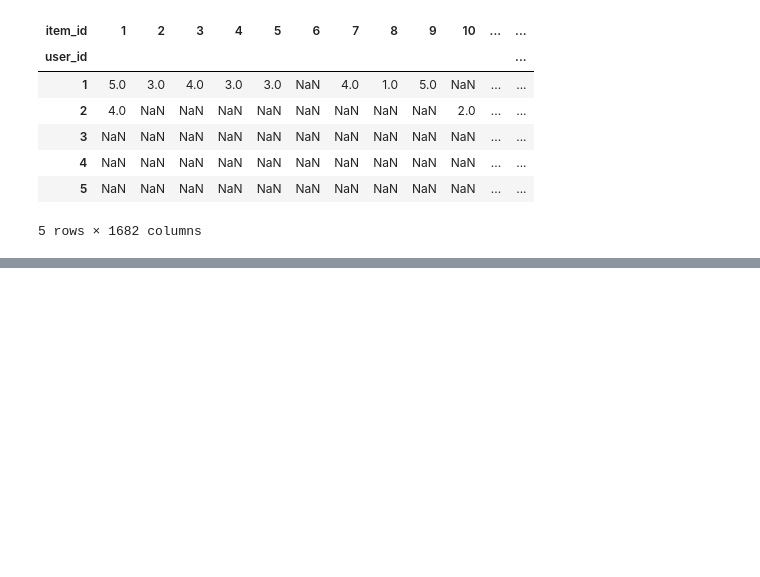
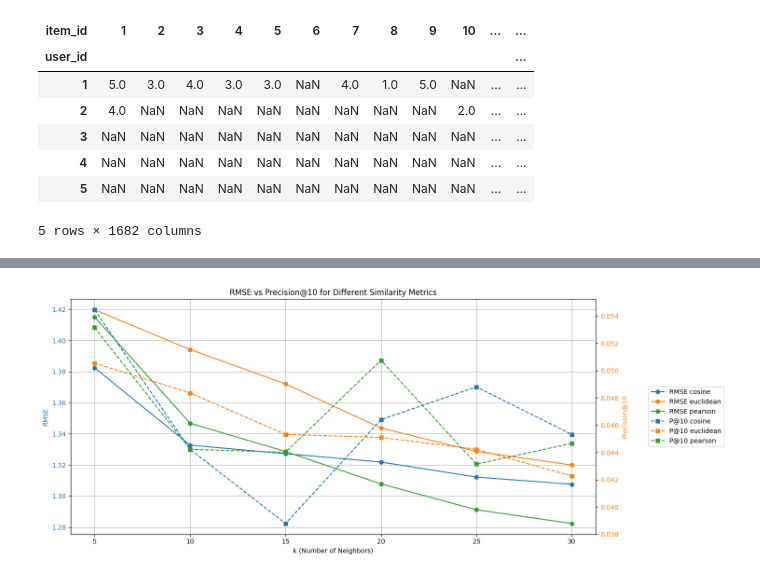
Before and after one commit to lyh0805/SC4020-data-mining, a Jupyter notebook: yuki/dataset1.ipynb, the cells around one changed output, grey strips where cells are left out. Cells and saved outputs as stored; diff of their text form; code cells hidden in the pictures; blank space fills up the shorter version.

Commit message:
updated & completed dataset 1
predicted rating appear to be all 5.0 for 10 recommendations so i added mean normalization to help smoothen it.

```diff
--- a/yuki/dataset1.ipynb
+++ b/yuki/dataset1.ipynb
@@ -144,26 +198,31 @@ def rmse(pred_matrix, test_df):
     for row in test_df.itertuples(index=False):
         user, item, rating = row.user_id, row.item_id, row.rating
         if user in pred_matrix.index and item in pred_matrix.columns:
-            preds.append(pred_matrix.loc[user, item])
-            trues.append(rating)
+            val = pred_matrix.loc[user, item]
+            if not np.isnan(val):
+                preds.append(val)
+                trues.append(rating)
     return np.sqrt(np.mean((np.array(preds) - np.array(trues))**2))
+
 
 def mae(pred_matrix, test_df):
     preds, trues = [], []
     for row in test_df.itertuples(index=False):
         user, item, rating = row.user_id, row.item_id, row.rating
         if user in pred_matrix.index and item in pred_matrix.columns:
-            preds.append(pred_matrix.loc[user, item])
-            trues.append(rating)
+            val = pred_matrix.loc[user, item]
+            if not np.isnan(val):
+                preds.append(val)
+                trues.append(rating)
     return np.mean(np.abs(np.array(preds) - np.array(trues)))
+
 
 def precision_recall_at_k(pred_matrix, test_df, k=5):
     precisions, recalls = [], []
     for user in test_df['user_id'].unique():
         if user not in pred_matrix.index:
             continue
-        # Top-k recommended items
-        user_preds = pred_matrix.loc[user].sort_values(ascending=False)
+        user_preds = pred_matrix.loc[user].dropna().sort_values(ascending=False)
         top_k_items = user_preds.index[:k]
         true_items = test_df[test_df['user_id'] == user]['item_id'].values
         hits = len(set(top_k_items) & set(true_items))
@@ -171,12 +230,13 @@ def precision_recall_at_k(pred_matrix, test_df, k=5):
         recalls.append(hits / len(true_items))
     return np.mean(precisions), np.mean(recalls)
 
+
 def ndcg_at_k(pred_matrix, test_df, k=10):
     ndcgs = []
     for user in test_df['user_id'].unique():
         if user not in pred_matrix.index:
             continue
-        user_preds = pred_matrix.loc[user].sort_values(ascending=False)
+        user_preds = pred_matrix.loc[user].dropna().sort_values(ascending=False)
         top_k_items = user_preds.index[:k]
         true_items = test_df[test_df['user_id'] == user]['item_id'].values
         dcg = sum([1 / np.log2(i + 2) if item in true_items else 0 for i, item in enumerate(top_k_items)])
@@ -220,0 +344,35 @@ ValueError: Input contains NaN, infinity or a value too large for dtype('float64
+# %%
+
+# Pivot the table
+rmse_df = df.pivot(index='k', columns='similarity', values='RMSE')
+p10_df = df.pivot(index='k', columns='similarity', values='P@10')
+
+k_values = rmse_df.index
+
+fig, ax1 = plt.subplots(figsize=(15,6))
+
+# Left y-axis: RMSE
+ax1.set_xlabel('k (Number of Neighbors)')
+ax1.set_ylabel('RMSE', color='tab:blue')
+for sim in rmse_df.columns:
+    ax1.plot(k_values, rmse_df[sim], marker='o', label=f'RMSE {sim}')
+ax1.tick_params(axis='y', labelcolor='tab:blue')
+
+# Right y-axis: Precision@10
+ax2 = ax1.twinx()
+ax2.set_ylabel('Precision@10', color='tab:orange')
+for sim in p10_df.columns:
+    ax2.plot(k_values, p10_df[sim], marker='s', linestyle='--', label=f'P@10 {sim}')
+ax2.tick_params(axis='y', labelcolor='tab:orange')
+
+# Combine legends
+lines_1, labels_1 = ax1.get_legend_handles_labels()
+lines_2, labels_2 = ax2.get_legend_handles_labels()
+ax1.legend(lines_1 + lines_2, labels_1 + labels_2, loc='center right', bbox_to_anchor=(1.25, 0.5))
+
+plt.title('RMSE vs Precision@10 for Different Similarity Metrics')
+ax1.grid(True)
+fig.tight_layout()
+plt.show()
+# %% [output]
+[figure, added]
```
Also changed, not shown: parts of 21 cells of this notebook.
